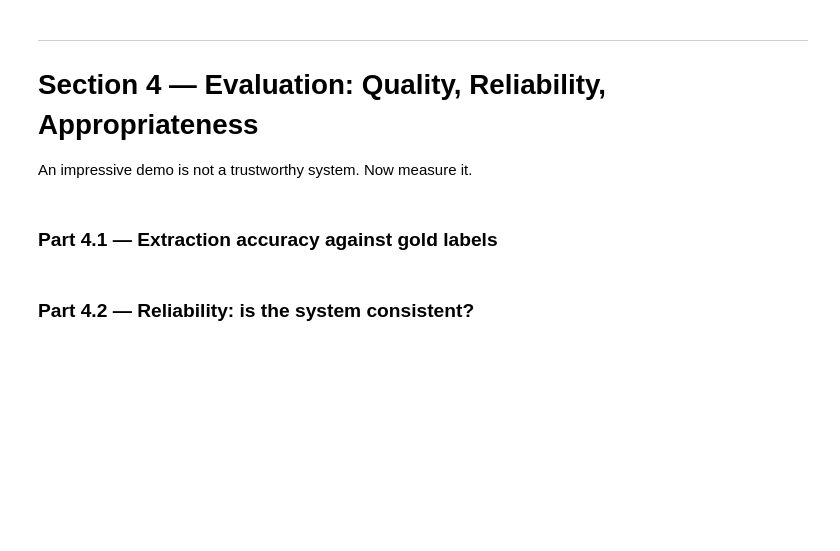
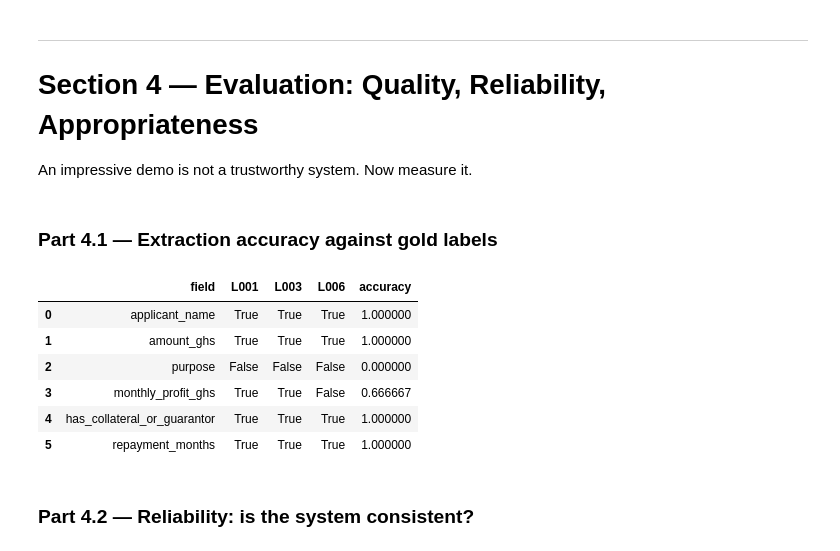
Before and after one commit to jessemensah3/lab-4-llm-decision-support, a Jupyter notebook: lab_4.ipynb, the cells around one changed output. Cells and saved outputs as stored; diff of their text form; code cells hidden in the pictures; blank space fills up the shorter version.

Commit message:
Part 4.1 - Extraction accuracy

```diff
--- a/lab_4.ipynb
+++ b/lab_4.ipynb
@@ -535,3 +529,68 @@ An impressive demo is not a trustworthy system. Now measure it.
+# %%
+gold_rows = []
+
+for letter_id, gold in GOLD.items():
+    row = df_extracted[df_extracted["letter_id"] == letter_id].iloc[0]
+
+    gold_rows.append({
+        "letter_id": letter_id,
+        "applicant_name": row["applicant_name"],
+        "amount_ghs": row["amount_ghs"],
+        "purpose": row["purpose"],
+        "monthly_profit_ghs": row["monthly_profit_ghs"],
+        "has_collateral_or_guarantor": row["has_collateral_or_guarantor"],
+        "repayment_months": row["repayment_months"]
+    })
+
+gold_df = pd.DataFrame(gold_rows)
+
+fields = [
+    "applicant_name",
+    "amount_ghs",
+    "purpose",
+    "monthly_profit_ghs",
+    "has_collateral_or_guarantor",
+    "repayment_months"
+]
+
+accuracy_table = []
+
+for field in fields:
+    row_result = {"field": field}
+
+    correct = 0
+
+    for letter_id in GOLD:
+        predicted = df_extracted[
+            df_extracted["letter_id"] == letter_id
+        ].iloc[0][field]
+
+        expected = GOLD[letter_id][field]
+
+        if field == "applicant_name":
+            match = str(predicted).lower() == str(expected).lower()
+        else:
+            match = predicted == expected
+
+        row_result[letter_id] = match
+
+        if match:
+            correct += 1
+
+    row_result["accuracy"] = correct / len(GOLD)
+    accuracy_table.append(row_result)
+
+accuracy_df = pd.DataFrame(accuracy_table)
+
+display(accuracy_df)
+# %% [output]
+|  | field | L001 | L003 | L006 | accuracy |
+| 0 | applicant_name | True | True | True | 1.000000 |
+| 1 | amount_ghs | True | True | True | 1.000000 |
+| 2 | purpose | False | False | False | 0.000000 |
+| 3 | monthly_profit_ghs | True | True | False | 0.666667 |
+| 4 | has_collateral_or_guarantor | True | True | True | 1.000000 |
+| 5 | repayment_months | True | True | True | 1.000000 |
 # %% [markdown]
 ### Part 4.2 — Reliability: is the system consistent?
 # %%
```
Also changed, not shown: parts of 2 cells of this notebook.
